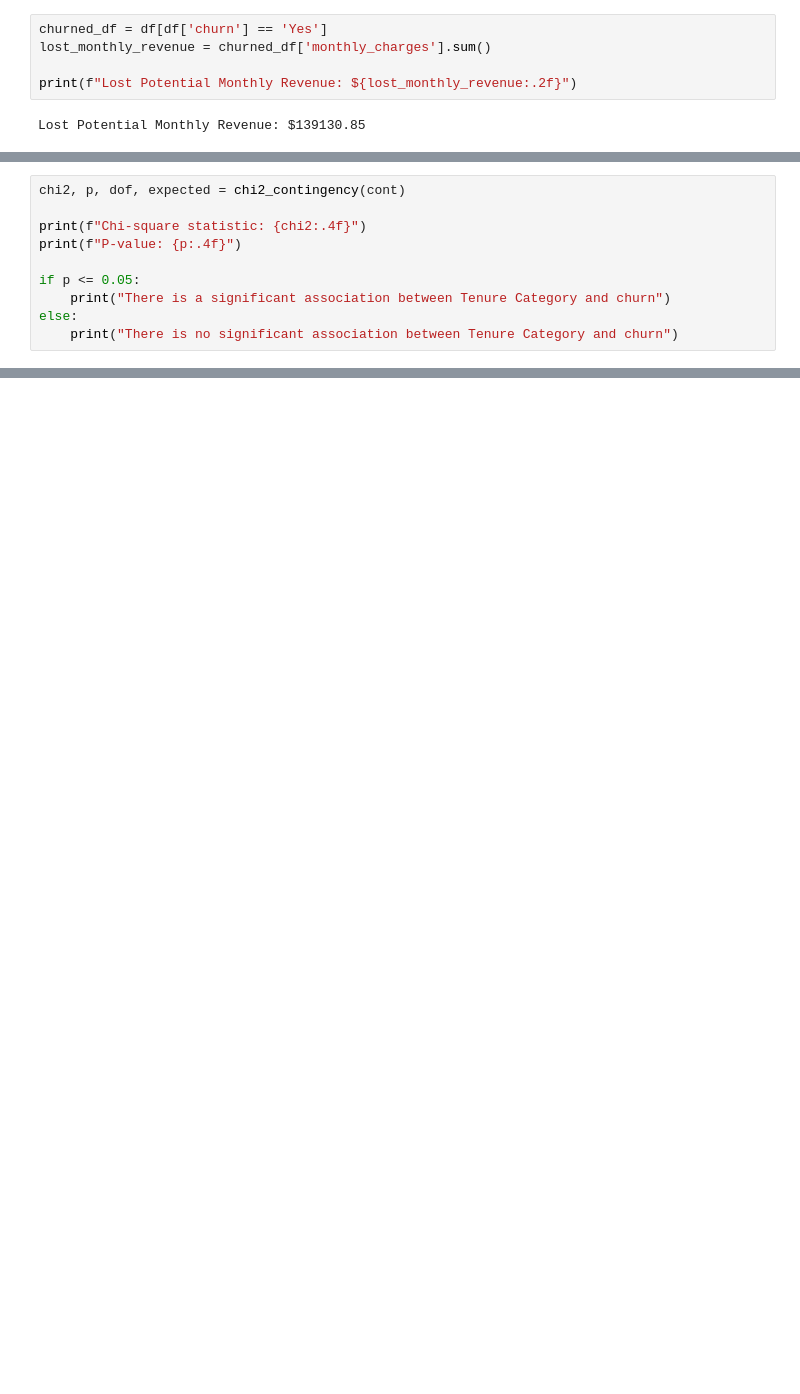
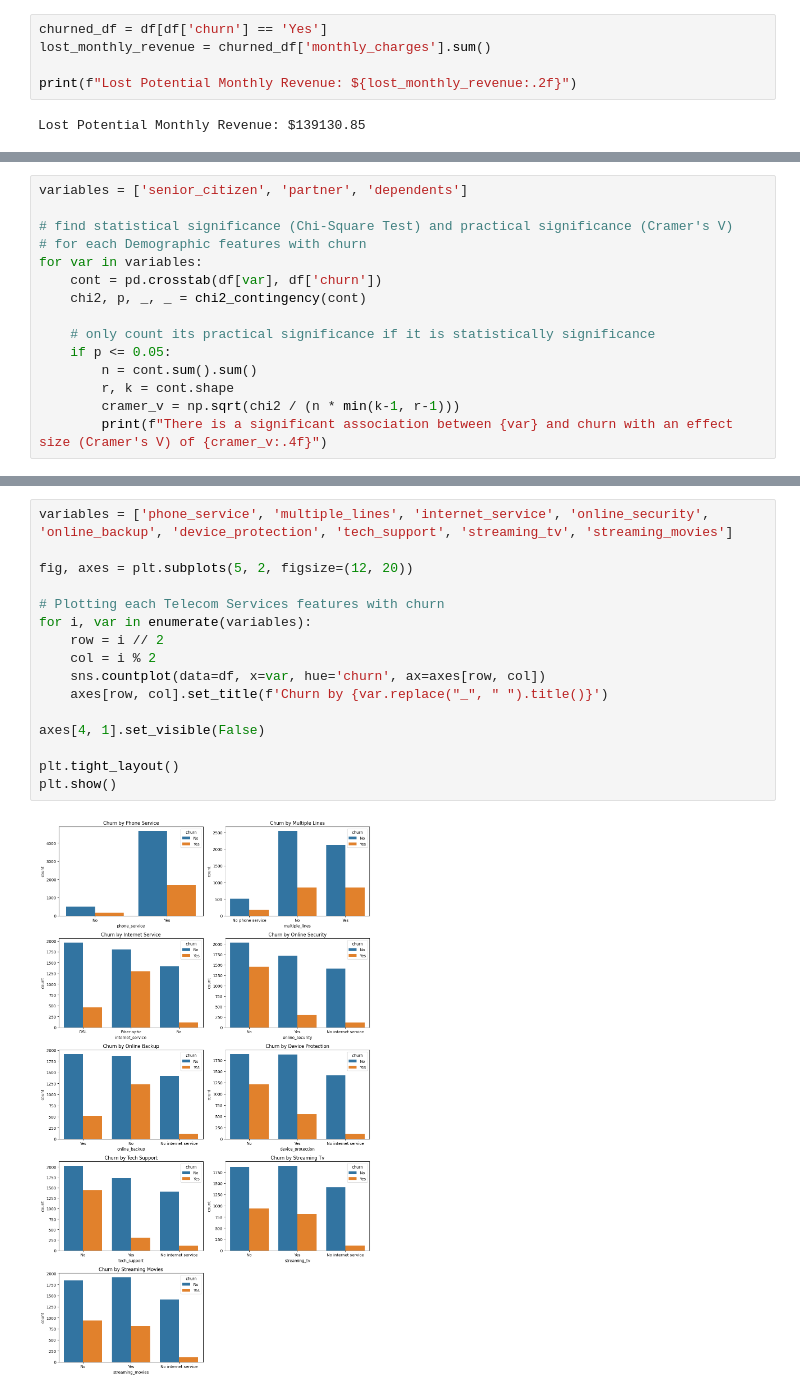
Before and after one commit to NurulAldi/customer-churn-analysis, a Jupyter notebook: notebooks/eda.ipynb, the cells around one changed output, grey strips where cells are left out. Cells and saved outputs as stored; diff of their text form; blank space fills up the shorter version.

```diff
--- a/notebooks/eda.ipynb
+++ b/notebooks/eda.ipynb
@@ -643,10 +63,0 @@ tenure_category
-# %%
-chi2, p, dof, expected = chi2_contingency(cont)
-
-print(f"Chi-square statistic: {chi2:.4f}")
-print(f"P-value: {p:.4f}")
-
-if p <= 0.05:
-    print("There is a significant association between Tenure Category and churn")
-else:
-    print("There is no significant association between Tenure Category and churn")
@@ -765,0 +85,15 @@ print(f"Net Profit: ${net_profit:.2f}")
+# %%
+variables = ['senior_citizen', 'partner', 'dependents']
+
+# find statistical significance (Chi-Square Test) and practical significance (Cramer's V)
+# for each Demographic features with churn
+for var in variables:
+    cont = pd.crosstab(df[var], df['churn'])
+    chi2, p, _, _ = chi2_contingency(cont)
+
+    # only count its practical significance if it is statistically significance
+    if p <= 0.05:
+        n = cont.sum().sum()
+        r, k = cont.shape
+        cramer_v = np.sqrt(chi2 / (n * min(k-1, r-1)))
+        print(f"There is a significant association between {var} and churn with an effect size (Cramer's V) of {cramer_v:.4f}")
@@ -765,0 +104,18 @@ print(f"Net Profit: ${net_profit:.2f}")
+# %%
+variables = ['phone_service', 'multiple_lines', 'internet_service', 'online_security', 'online_backup', 'device_protection', 'tech_support', 'streaming_tv', 'streaming_movies']
+
+fig, axes = plt.subplots(5, 2, figsize=(12, 20))
+
+# Plotting each Telecom Services features with churn
+for i, var in enumerate(variables):
+    row = i // 2
+    col = i % 2
+    sns.countplot(data=df, x=var, hue='churn', ax=axes[row, col])
+    axes[row, col].set_title(f'Churn by {var.replace("_", " ").title()}')
+
+axes[4, 1].set_visible(False)
+
+plt.tight_layout()
+plt.show()
+# %% [output]
+[figure, added]
```
Also changed, not shown: parts of 74 cells of this notebook, 2 other files.
